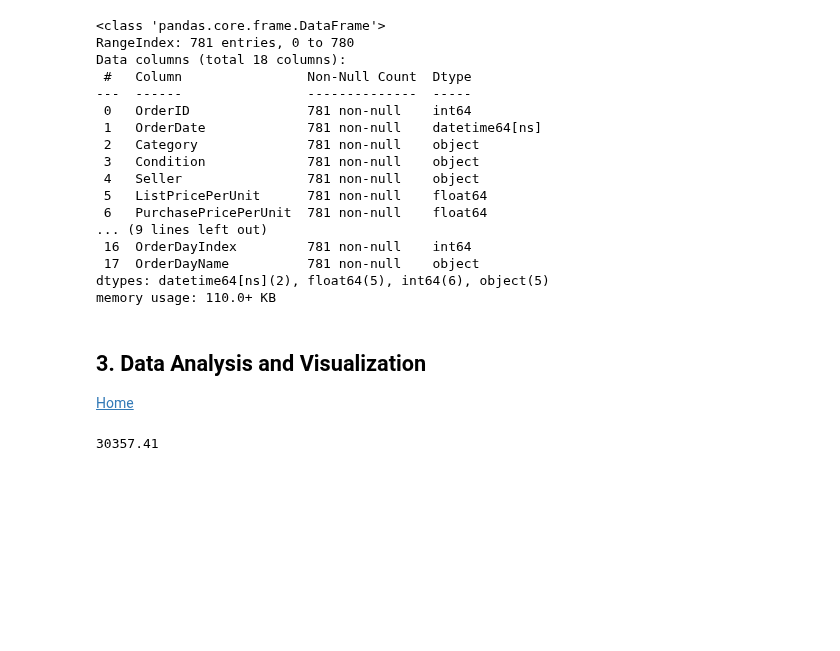
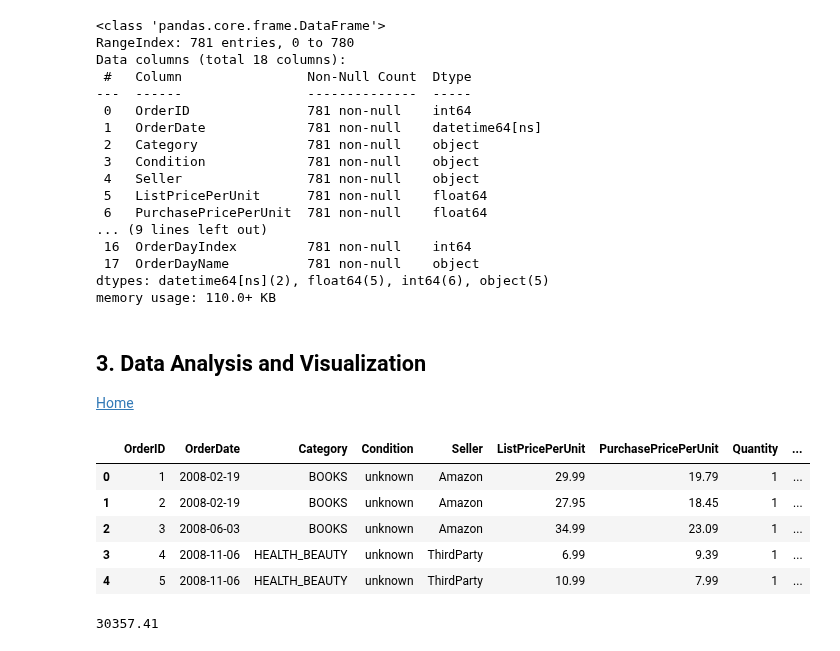
Before and after one commit to AmitSamra/AmazonOrderHistory, a Jupyter notebook: AmazonOrderHistory.ipynb, the cells around one changed output. Cells and saved outputs as stored; diff of their text form; code cells hidden in the pictures; blank space fills up the shorter version.

```diff
--- a/AmazonOrderHistory.ipynb
+++ b/AmazonOrderHistory.ipynb
@@ -507,6 +507,17 @@ memory usage: 110.0+ KB
 ## <a id='section3'>3. Data Analysis and Visualization</a>
 
 <a href='#home'>Home</a>
+# %%
+# Load dataframe
+
+df.head()
+# %% [output]
+|  | OrderID | OrderDate | Category | Condition | Seller | ListPricePerUnit | PurchasePricePerUnit | Quantity | ... |
+| 0 | 1 | 2008-02-19 | BOOKS | unknown | Amazon | 29.99 | 19.79 | 1 | ... |
+| 1 | 2 | 2008-02-19 | BOOKS | unknown | Amazon | 27.95 | 18.45 | 1 | ... |
+| 2 | 3 | 2008-06-03 | BOOKS | unknown | Amazon | 34.99 | 23.09 | 1 | ... |
+| 3 | 4 | 2008-11-06 | HEALTH_BEAUTY | unknown | ThirdParty | 6.99 | 9.39 | 1 | ... |
+| 4 | 5 | 2008-11-06 | HEALTH_BEAUTY | unknown | ThirdParty | 10.99 | 7.99 | 1 | ... |
 # %%
 # Cumulative total spent from 2008-2019, inclusive
 
```
Also changed, not shown: parts of 3 cells of this notebook.
